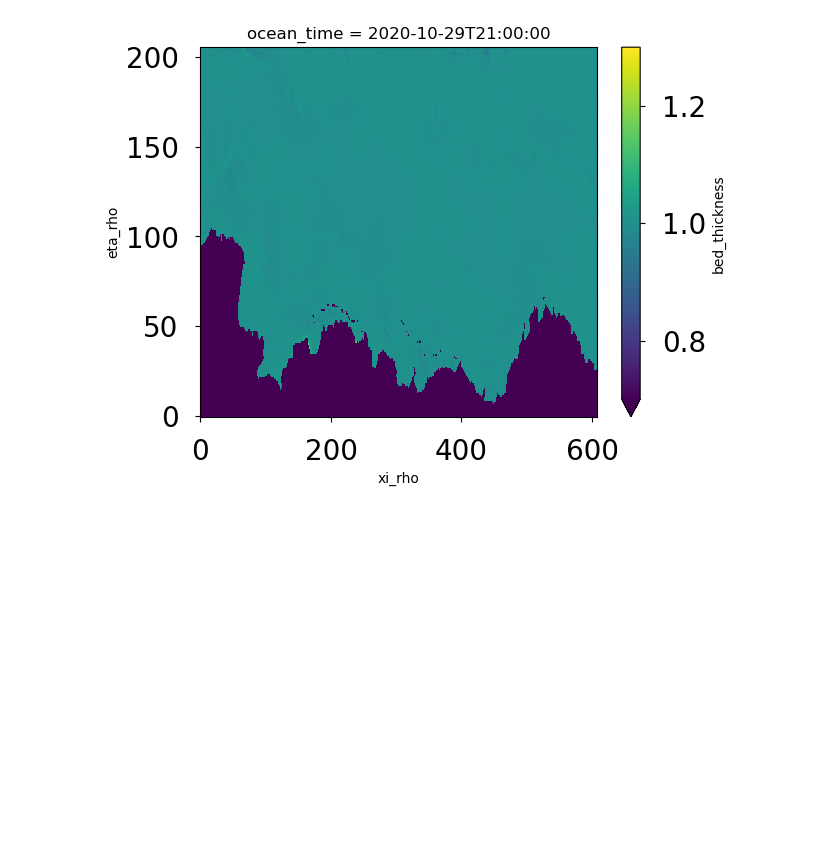
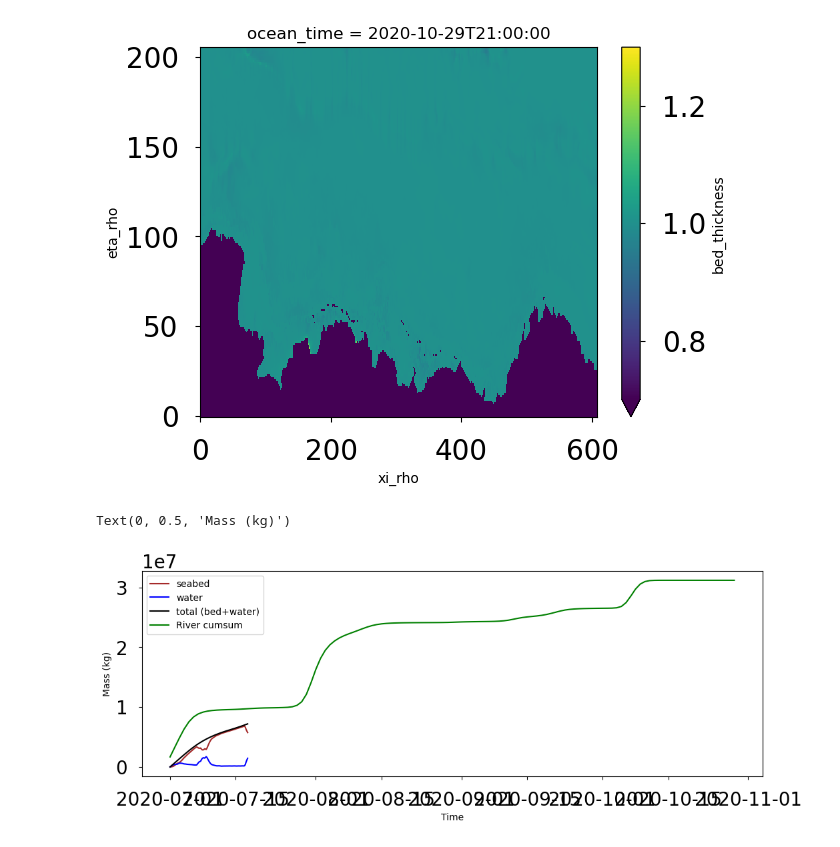
Before and after one commit to bundzis/Beaufort_ROMS_ssc_comp, a Jupyter notebook: Analysis/plot_end_comp_river_muds.ipynb, the cells around one changed output. Drawn from its saved outputs; the diff is of its cells as text; code cells hidden in the pictures; blank space fills up the shorter version.

Commit message:
looking into riverine muds locations over time

```diff
--- a/Analysis/plot_end_comp_river_muds.ipynb
+++ b/Analysis/plot_end_comp_river_muds.ipynb
@@ -1281,3 +1292,29 @@ tot_bed_thick_end.plot(vmin=0.7, vmax=1.3)
 # %% [output]
 <matplotlib.collections.QuadMesh at 0x...>
 [figure]
+# %%
+# Get dz for full sim
+dz_full = abs(model_output_unag.z_w[:100,:-1,:,:].values - model_output_unag.z_w[:100,1:,:,:].values)
+# %%
+# Get time series of mass of Colville seds in seabed and plot it over time to see and with cumsum
+# Time series of mass in bed
+col_tot_sed_seabed_unag_full = (model_output_unag.mudmass_16[:100,:,:,:]*dx_bed*dy_bed).sum(dim=['Nbed', 'eta_rho', 'xi_rho']).compute()
+# Time series of mass in water column
+col_tot_sed_water_unag_full = (model_output_unag.mud_16[:100,:,:,:]*dx*dy*dz_full).sum(dim=['s_rho', 'eta_rho', 'xi_rho']).compute()
+# %%
+# Plot these sums
+
+fig, ax = plt.subplots(figsize=(12,4))
+
+ax.plot(model_output_unag.ocean_time[:100].values, col_tot_sed_seabed_unag_full, color='brown', label='seabed')
+ax.plot(model_output_unag.ocean_time[:100].values, col_tot_sed_water_unag_full, color='blue', label='water')
+ax.plot(model_output_unag.ocean_time[:100].values, (col_tot_sed_seabed_unag_full + col_tot_sed_water_unag_full), color='black', label='total (bed+water)')
+ax.plot(river_frc_std.river_time[:121].values, col_tot_sed_kg, color='green', label='River cumsum')
+
+ax.legend()
+
+ax.set_xlabel('Time')
+ax.set_ylabel('Mass (kg)')
+# %% [output]
+Text(0, 0.5, 'Mass (kg)')
+[figure, added]
```
Also changed, not shown: parts of 3 cells of this notebook.
